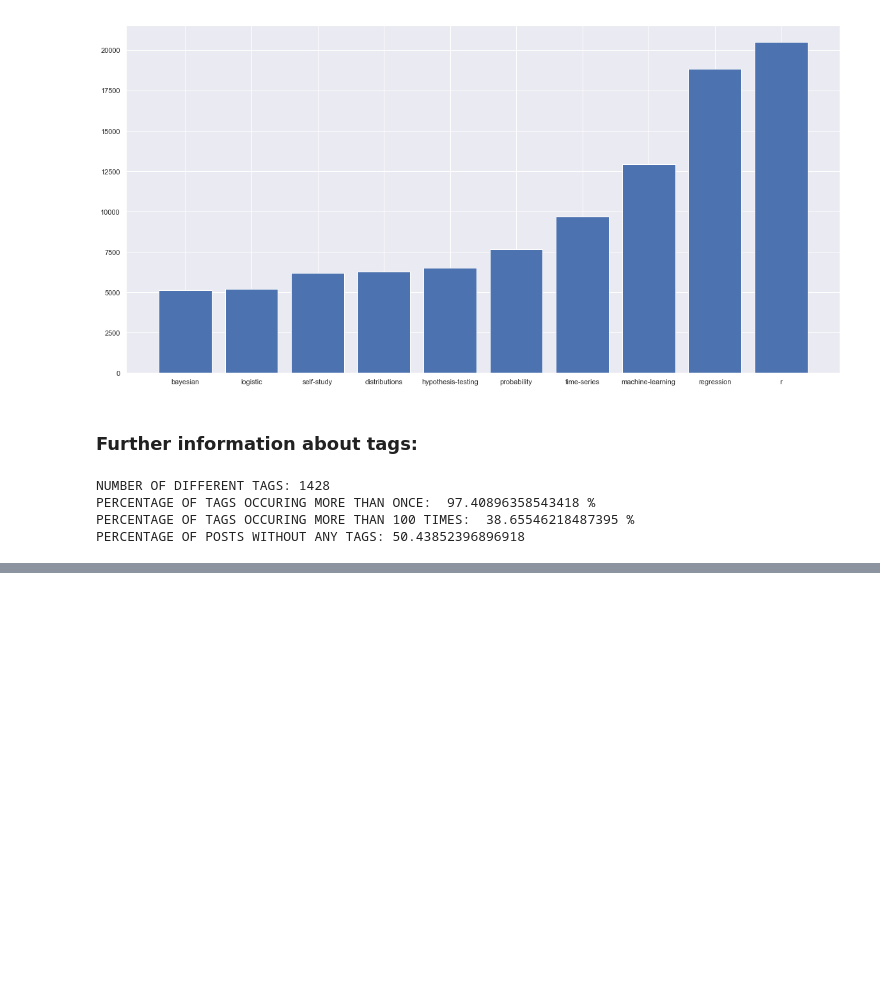
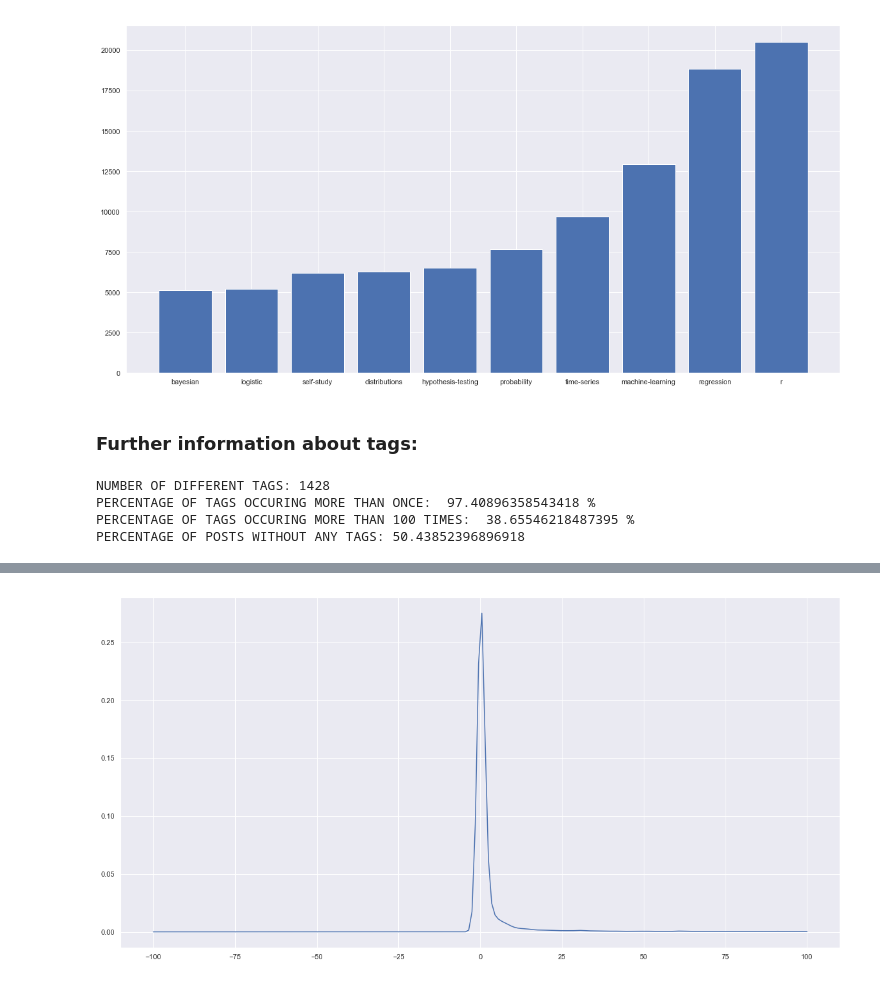
Before and after one commit to elvisnava/DSLab-StackOverflow, a Jupyter notebook: data-exploration/1_Overview.ipynb, the cells around one changed output, grey strips where cells are left out. Drawn from its saved outputs; the diff is of its cells as text; code cells hidden in the pictures; blank space fills up the shorter version.

```diff
--- a/data-exploration/1_Overview.ipynb
+++ b/data-exploration/1_Overview.ipynb
@@ -209,0 +445,9 @@ PERCENTAGE OF POSTS WITHOUT ANY TAGS: 50.43852396896918
+# %%
+kde = st.gaussian_kde(age_vals[age_vals<100].astype(np.float64))
+# %%
+x = np.linspace(-100,100,200)
+plt.figure(figsize=(20,10))
+plt.plot(x, kde.evaluate(x))
+plt.show()
+# %% [output]
+[figure, added]
```
Also changed, not shown: parts of 14 cells of this notebook, 1 other file.
